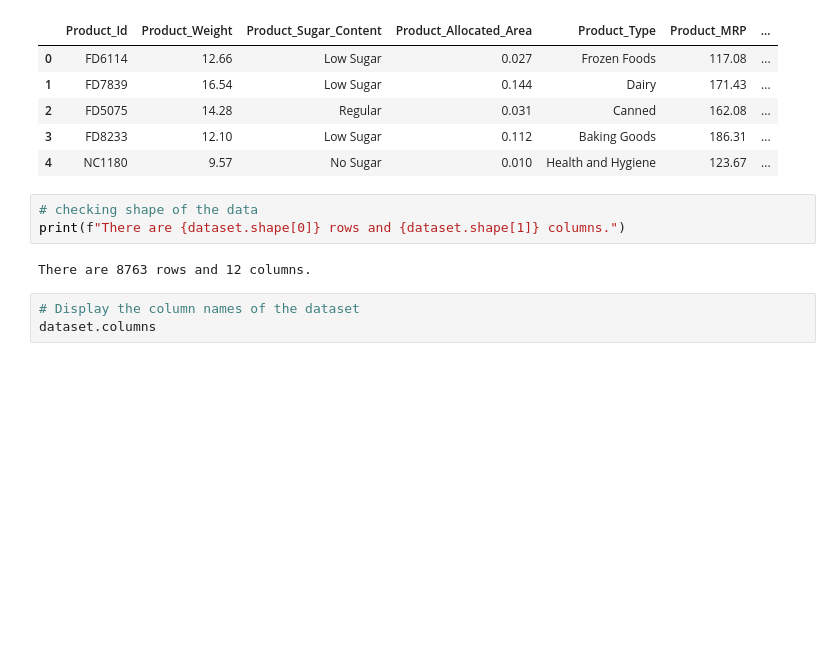
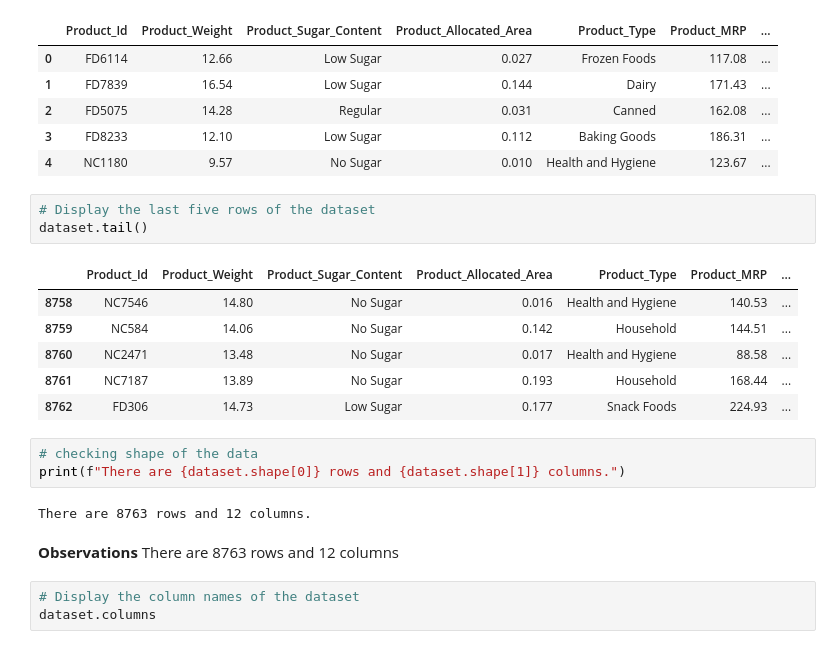
Before and after one commit to uday-d4/UTAI_SuperKArt, a Jupyter notebook: SuperKart_Model_Deployment_Notebook.ipynb, the cells around one changed output. Cells and saved outputs as stored; diff of their text form; blank space fills up the shorter version.

```diff
--- a/SuperKart_Model_Deployment_Notebook.ipynb
+++ b/SuperKart_Model_Deployment_Notebook.ipynb
@@ -125,11 +131,24 @@ dataset.head()
 | 2 | FD5075 | 14.28 | Regular | 0.031 | Canned | 162.08 | ... |
 | 3 | FD8233 | 12.10 | Low Sugar | 0.112 | Baking Goods | 186.31 | ... |
 | 4 | NC1180 | 9.57 | No Sugar | 0.010 | Health and Hygiene | 123.67 | ... |
+# %%
+# Display the last five rows of the dataset
+dataset.tail()
+# %% [output]
+|  | Product_Id | Product_Weight | Product_Sugar_Content | Product_Allocated_Area | Product_Type | Product_MRP | ... |
+| 8758 | NC7546 | 14.80 | No Sugar | 0.016 | Health and Hygiene | 140.53 | ... |
+| 8759 | NC584 | 14.06 | No Sugar | 0.142 | Household | 144.51 | ... |
+| 8760 | NC2471 | 13.48 | No Sugar | 0.017 | Health and Hygiene | 88.58 | ... |
+| 8761 | NC7187 | 13.89 | No Sugar | 0.193 | Household | 168.44 | ... |
+| 8762 | FD306 | 14.73 | Low Sugar | 0.177 | Snack Foods | 224.93 | ... |
 # %%
 # checking shape of the data
 print(f"There are {dataset.shape[0]} rows and {dataset.shape[1]} columns.")
 # %% [output]
 There are 8763 rows and 12 columns.
+# %% [markdown]
+**Observations**
+There are 8763 rows and 12 columns
 # %%
 # Display the column names of the dataset
 dataset.columns
```
Also changed, not shown: parts of 13 cells of this notebook.
